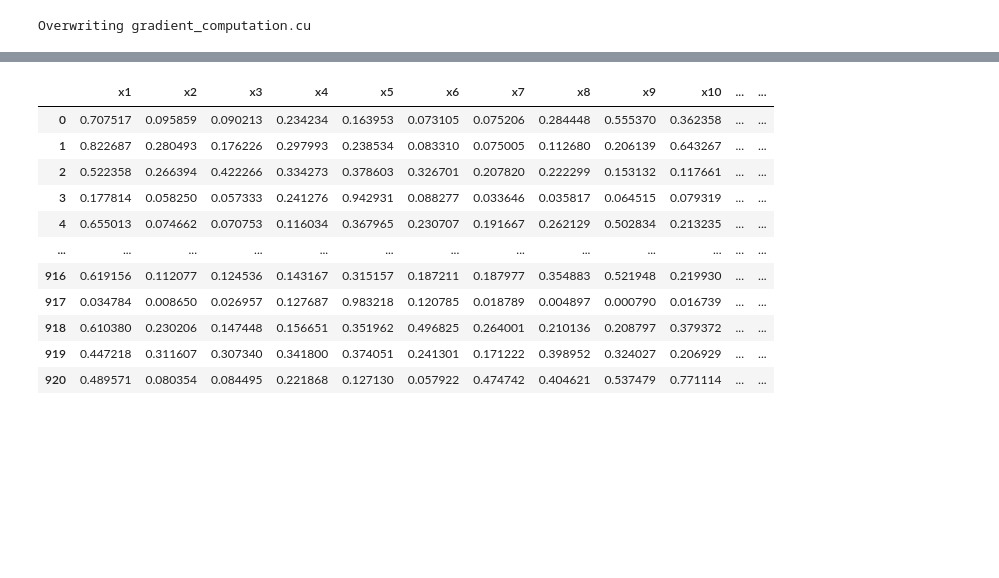
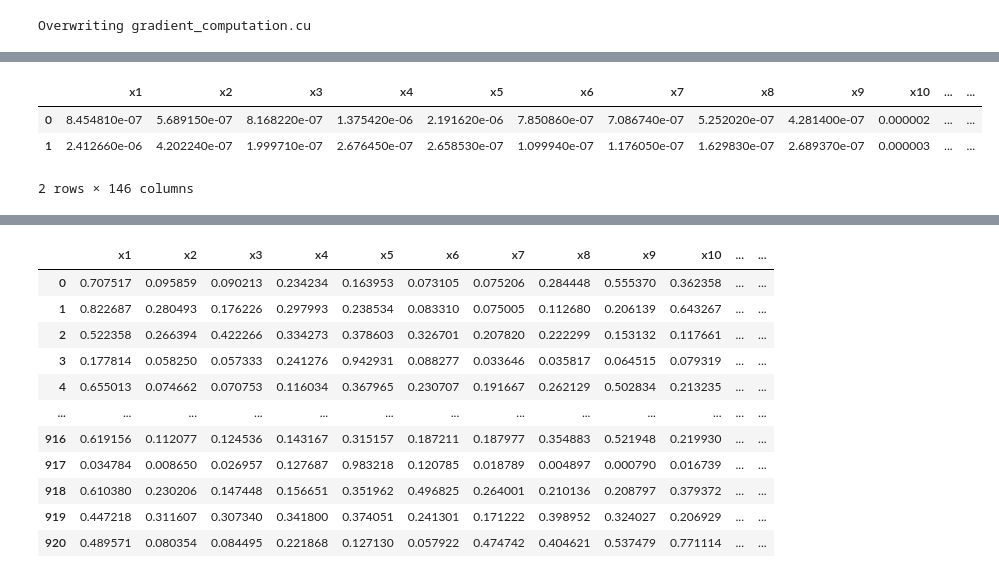
Before and after one commit to ghirailghiro/GPU_Computing_Project, a Jupyter notebook: Gradient_First_Step.ipynb, the cells around one changed output, grey strips where cells are left out. Saved outputs shown, nothing was run; the diff lists cells and outputs as text; code cells hidden in the pictures; blank space fills up the shorter version.

```diff
--- a/Gradient_First_Step.ipynb
+++ b/Gradient_First_Step.ipynb
@@ -570,0 +600,7 @@ Processing image: /content/drive/My Drive/GPU Computing/human detection dataset/
+# %%
+df1
+# %% [output]
+|  | x1 | x2 | x3 | x4 | x5 | x6 | x7 | x8 | x9 | x10 | ... | ... |
+| 0 | 8.454810e-07 | 5.689150e-07 | 8.168220e-07 | 1.375420e-06 | 2.191620e-06 | 7.850860e-07 | 7.086740e-07 | 5.252020e-07 | 4.281400e-07 | 0.000002 | ... | ... |
+| 1 | 2.412660e-06 | 4.202240e-07 | 1.999710e-07 | 2.676450e-07 | 2.658530e-07 | 1.099940e-07 | 1.176050e-07 | 1.629830e-07 | 2.689370e-07 | 0.000003 | ... | ... |
+2 rows × 146 columns
```
Also changed, not shown: parts of 10 cells of this notebook.
